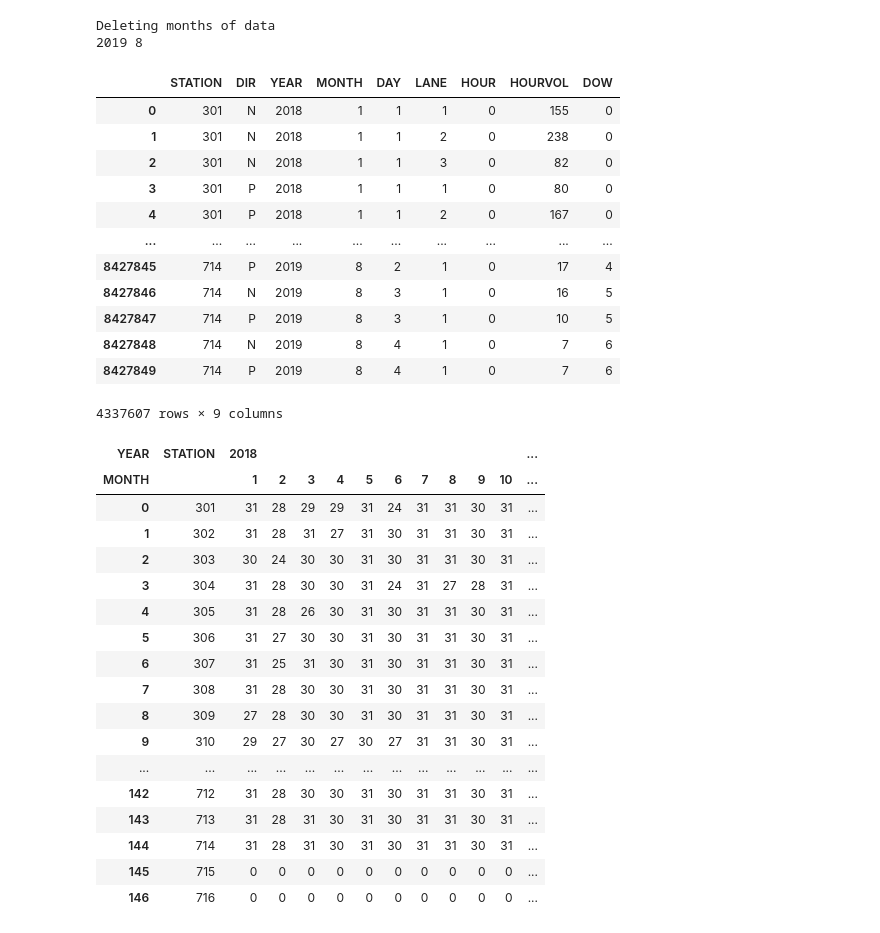
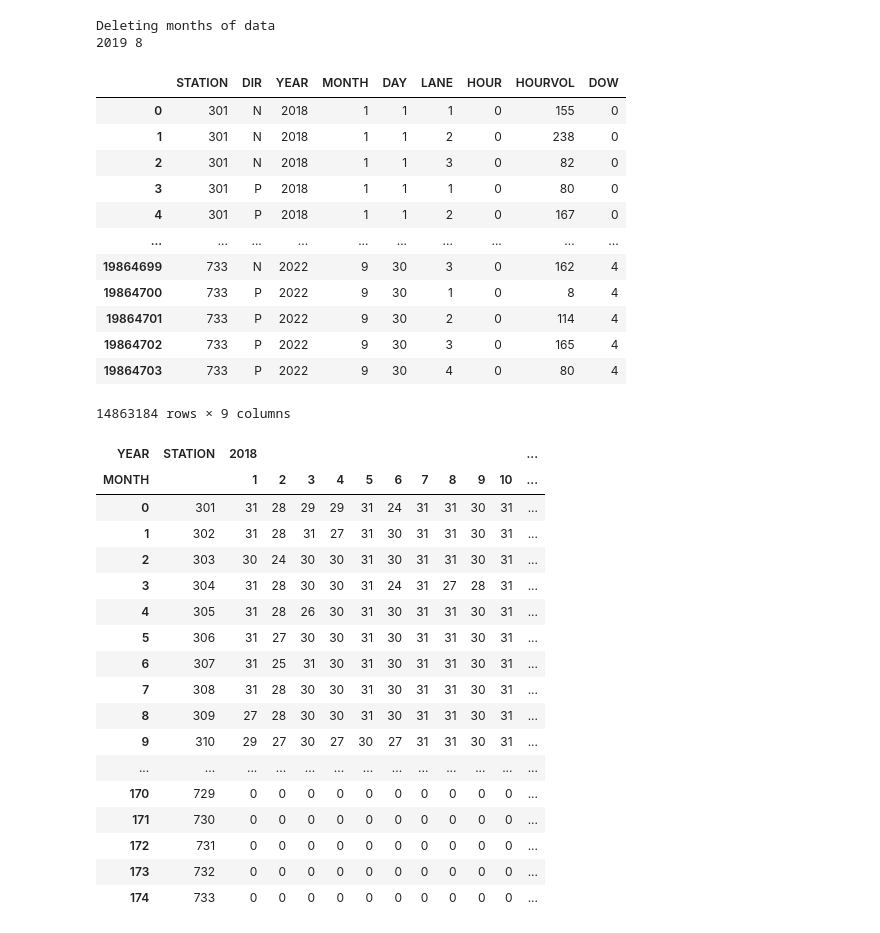
Before and after one commit to WFRCAnalytics/DATA-UDOT-Segment-Factors, a Jupyter notebook: 2_Process-CCS-Data-NewFormat.ipynb, the cells around one changed output. Cells and saved outputs as stored; diff of their text form; code cells hidden in the pictures.

Commit message:
Start processing 2020, 2021, and 2022

```diff
--- a/2_Process-CCS-Data-NewFormat.ipynb
+++ b/2_Process-CCS-Data-NewFormat.ipynb
@@ -24,11 +24,17 @@ filename_File1 = os.path.join(dirInput, "udot\\HourlyCCSData\\2018 Station 301-4
 filename_File2 = os.path.join(dirInput, "udot\\HourlyCCSData\\2018 Station 501-716.xlsx")
 filename_File3 = os.path.join(dirInput, "udot\\HourlyCCSData\\2019 Station 301-513.xlsx")
 filename_File4 = os.path.join(dirInput, "udot\\HourlyCCSData\\2019 Station 601-716.xlsx")
+filename_File5 = os.path.join(dirInput, "udot\\HourlyCCSData\\2020 Station 301-716.xlsx")
+filename_File6 = os.path.join(dirInput, "udot\\HourlyCCSData\\2021 Station 301-733.xlsx")
+filename_File7 = os.path.join(dirInput, "udot\\HourlyCCSData\\2022 Station 301-733.xlsx")
 
 xl_file1 = pd.ExcelFile(filename_File1)
 xl_file2 = pd.ExcelFile(filename_File2)
 xl_file3 = pd.ExcelFile(filename_File3)
 xl_file4 = pd.ExcelFile(filename_File4)
+xl_file5 = pd.ExcelFile(filename_File5)
+xl_file6 = pd.ExcelFile(filename_File6)
+xl_file7 = pd.ExcelFile(filename_File7)
 
 dfs1 = {sheet_name: xl_file1.parse(sheet_name)
         for sheet_name in xl_file1.sheet_names}
@@ -38,6 +44,12 @@ dfs3 = {sheet_name: xl_file3.parse(sheet_name)
         for sheet_name in xl_file3.sheet_names}
 dfs4 = {sheet_name: xl_file4.parse(sheet_name)
         for sheet_name in xl_file4.sheet_names}
+dfs5 = {sheet_name: xl_file5.parse(sheet_name)
+        for sheet_name in xl_file5.sheet_names}
+dfs6 = {sheet_name: xl_file6.parse(sheet_name)
+        for sheet_name in xl_file6.sheet_names}
+dfs7 = {sheet_name: xl_file7.parse(sheet_name)
+        for sheet_name in xl_file7.sheet_names}
 # %%
 df_CCSHourDirLane = dfs1['0301'][0:0] #just copy data structure, no row data
 
@@ -62,6 +74,21 @@ for key in dfs4:
     if (len(key)==4):
         dfs4[key].rename({c: c[1:] for c in dfs4[key].columns if c.startswith('H')}, axis='columns', inplace=True)
         df_CCSHourDirLane = df_CCSHourDirLane.append(dfs4[key], ignore_index=True)
+for key in dfs5:
+    #display(key)
+    if (len(key)==4):
+        dfs5[key].rename({c: c[1:] for c in dfs5[key].columns if c.startswith('H')}, axis='columns', inplace=True)
+        df_CCSHourDirLane = df_CCSHourDirLane.append(dfs5[key], ignore_index=True)
+for key in dfs6:
+    #display(key)
+    if (len(key)==4):
+        dfs6[key].rename({c: c[1:] for c in dfs6[key].columns if c.startswith('H')}, axis='columns', inplace=True)
+        df_CCSHourDirLane = df_CCSHourDirLane.append(dfs6[key], ignore_index=True)
+for key in dfs7:
+    #display(key)
+    if (len(key)==4):
+        dfs7[key].rename({c: c[1:] for c in dfs7[key].columns if c.startswith('H')}, axis='columns', inplace=True)
+        df_CCSHourDirLane = df_CCSHourDirLane.append(dfs7[key], ignore_index=True)
 
 df_CCSHourDirLane
 # %% [output]
@@ -244,49 +267,48 @@ df_CCSHourDirLane.loc[~((df_CCSHourDirLane['YEAR']==intYear) & ~(df_CCSHourDirLa
 | 3 | 301 | P | 2018 | 1 | 1 | 1 | 0 | 80 | 0 |
 | 4 | 301 | P | 2018 | 1 | 1 | 2 | 0 | 167 | 0 |
 | ... | ... | ... | ... | ... | ... | ... | ... | ... | ... |
-| 8427845 | 714 | P | 2019 | 8 | 2 | 1 | 0 | 17 | 4 |
-| 8427846 | 714 | N | 2019 | 8 | 3 | 1 | 0 | 16 | 5 |
-| 8427847 | 714 | P | 2019 | 8 | 3 | 1 | 0 | 10 | 5 |
-| 8427848 | 714 | N | 2019 | 8 | 4 | 1 | 0 | 7 | 6 |
-| 8427849 | 714 | P | 2019 | 8 | 4 | 1 | 0 | 7 | 6 |
+| 19864699 | 733 | N | 2022 | 9 | 30 | 3 | 0 | 162 | 4 |
+| 19864700 | 733 | P | 2022 | 9 | 30 | 1 | 0 | 8 | 4 |
+| 19864701 | 733 | P | 2022 | 9 | 30 | 2 | 0 | 114 | 4 |
+| 19864702 | 733 | P | 2022 | 9 | 30 | 3 | 0 | 165 | 4 |
+| 19864703 | 733 | P | 2022 | 9 | 30 | 4 | 0 | 80 | 4 |
-4337607 rows × 9 columns
+14863184 rows × 9 columns
 # %%
 #for checks and understanding
 #calculate number of days with data per station per month
-df_1 = df_CCSHourDirLaneWithExclusions.groupby(['STATION','MONTH','YEAR','DAY'],as_index=False).agg({'HOURVOL':[np.size]})
-df_2 = df_1.groupby(['STATION','YEAR','MONTH'],as_index=False).agg({'DAY':[np.size]})
-df_2 = df_2.droplevel(1, axis=1)
-df_3 = df_2.pivot_table(index=['STATION'], columns=('YEAR','MONTH'), values='DAY').reset_index()
+df_1 = df_CCSHourDirLaneWithExclusions.groupby(['STATION','MONTH','YEAR','DAY'],as_index=False).agg(NUMHOURS=('HOURVOL','size'))
+df_2 = df_1.groupby(['STATION','YEAR','MONTH'],as_index=False).agg(NUMDAYS=('DAY','size'))
+df_3 = df_2.pivot_table(index=['STATION'], columns=('YEAR','MONTH'), values='NUMDAYS').reset_index()
 
 df_3 = df_3.fillna(0)
 df_3 = df_3.astype(np.int32)
 
 #export
 df_3.to_csv(os.path.join(dirIntermediate, r'StationMonthDays.csv'),index=False)
 
 pd.set_option('display.max_rows', None)
 pd.set_option('display.max_columns', None)
 display(df_3)
 pd.set_option('display.max_rows', 10)
 # %% [output]
 | YEAR | STATION | 2018 |  |  |  |  |  |  |  |  |  | ... |
 | MONTH |  | 1 | 2 | 3 | 4 | 5 | 6 | 7 | 8 | 9 | 10 | ... |
 | 0 | 301 | 31 | 28 | 29 | 29 | 31 | 24 | 31 | 31 | 30 | 31 | ... |
 | 1 | 302 | 31 | 28 | 31 | 27 | 31 | 30 | 31 | 31 | 30 | 31 | ... |
 | 2 | 303 | 30 | 24 | 30 | 30 | 31 | 30 | 31 | 31 | 30 | 31 | ... |
 | 3 | 304 | 31 | 28 | 30 | 30 | 31 | 24 | 31 | 27 | 28 | 31 | ... |
 | 4 | 305 | 31 | 28 | 26 | 30 | 31 | 30 | 31 | 31 | 30 | 31 | ... |
 | 5 | 306 | 31 | 27 | 30 | 30 | 31 | 30 | 31 | 31 | 30 | 31 | ... |
 | 6 | 307 | 31 | 25 | 31 | 30 | 31 | 30 | 31 | 31 | 30 | 31 | ... |
 | 7 | 308 | 31 | 28 | 30 | 30 | 31 | 30 | 31 | 31 | 30 | 31 | ... |
 | 8 | 309 | 27 | 28 | 30 | 30 | 31 | 30 | 31 | 31 | 30 | 31 | ... |
 | 9 | 310 | 29 | 27 | 30 | 27 | 30 | 27 | 31 | 31 | 30 | 31 | ... |
 | ... | ... | ... | ... | ... | ... | ... | ... | ... | ... | ... | ... | ... |
-| 142 | 712 | 31 | 28 | 30 | 30 | 31 | 30 | 31 | 31 | 30 | 31 | ... |
-| 143 | 713 | 31 | 28 | 31 | 30 | 31 | 30 | 31 | 31 | 30 | 31 | ... |
-| 144 | 714 | 31 | 28 | 31 | 30 | 31 | 30 | 31 | 31 | 30 | 31 | ... |
-| 145 | 715 | 0 | 0 | 0 | 0 | 0 | 0 | 0 | 0 | 0 | 0 | ... |
-| 146 | 716 | 0 | 0 | 0 | 0 | 0 | 0 | 0 | 0 | 0 | 0 | ... |
+| 170 | 729 | 0 | 0 | 0 | 0 | 0 | 0 | 0 | 0 | 0 | 0 | ... |
+| 171 | 730 | 0 | 0 | 0 | 0 | 0 | 0 | 0 | 0 | 0 | 0 | ... |
+| 172 | 731 | 0 | 0 | 0 | 0 | 0 | 0 | 0 | 0 | 0 | 0 | ... |
+| 173 | 732 | 0 | 0 | 0 | 0 | 0 | 0 | 0 | 0 | 0 | 0 | ... |
+| 174 | 733 | 0 | 0 | 0 | 0 | 0 | 0 | 0 | 0 | 0 | 0 | ... |
 # %%
 #export to csv
 df_CCSHourDirLaneWithExclusions.to_csv(os.path.join(dirIntermediate, r'CCSHourDirLane_NewFormat.csv'),index=False)
```
Also changed, not shown: parts of 6 cells of this notebook, 2 other files.
